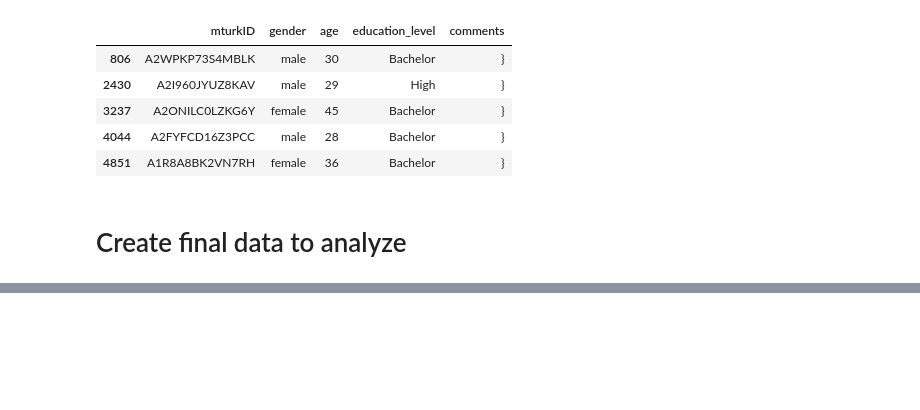
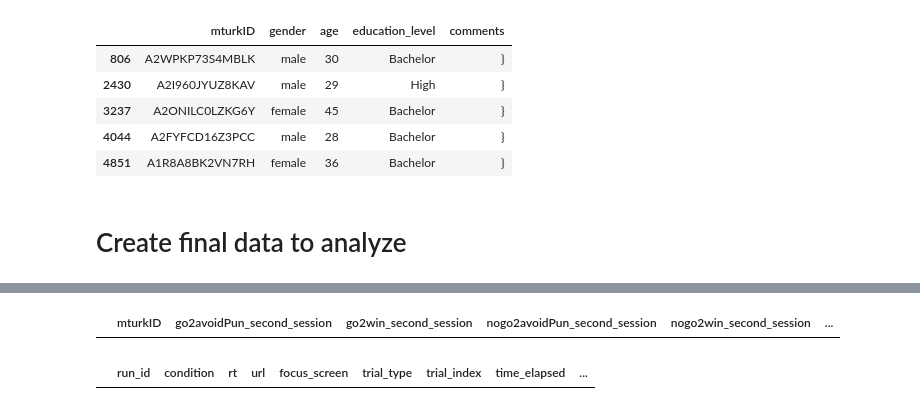
Before and after one commit to Sepsad/Interindividual-differences-in-Learning-to-Act-or-Avoid, a Jupyter notebook: Second_session.ipynb, the cells around one changed output, grey strips where cells are left out. Drawn from its saved outputs; the diff is of its cells as text; code cells hidden in the pictures; blank space fills up the shorter version.

```diff
--- a/Second_session.ipynb
+++ b/Second_session.ipynb
@@ -189,3 +189,11 @@ final_performace_data.head()
 | 4 | A1MJVTR0PCKBWW | 0.433333 | 0.900000 | 0.533333 | 0.033333 | ... |
 # %%
 final_performace_data.to_csv('Data/second_round_final_performance.csv')
+# %%
+final_performace_data[final_performace_data.mturkID == 'A1PAY3X73PQ16S']
+# %% [output]
+|  | mturkID | go2avoidPun_second_session | go2win_second_session | nogo2avoidPun_second_session | nogo2win_second_session | ... |
+# %%
+second_session_raw_data[second_session_raw_data.mturkID == 'A1PAY3X73PQ16S']
+# %% [output]
+|  | run_id | condition | rt | url | focus_screen | trial_type | trial_index | time_elapsed | ... |
```
Also changed, not shown: parts of 3 cells of this notebook, 1 other file.
